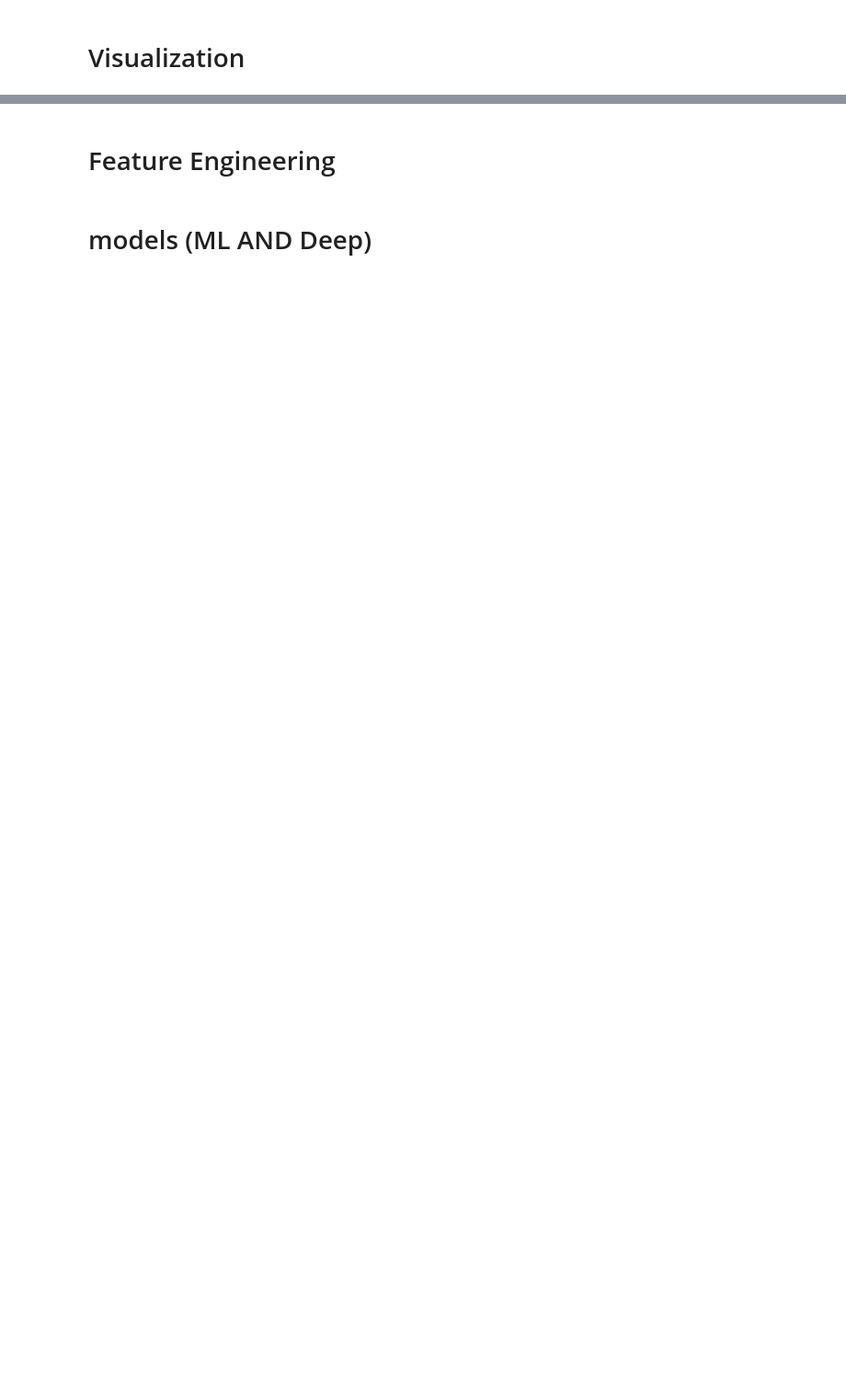
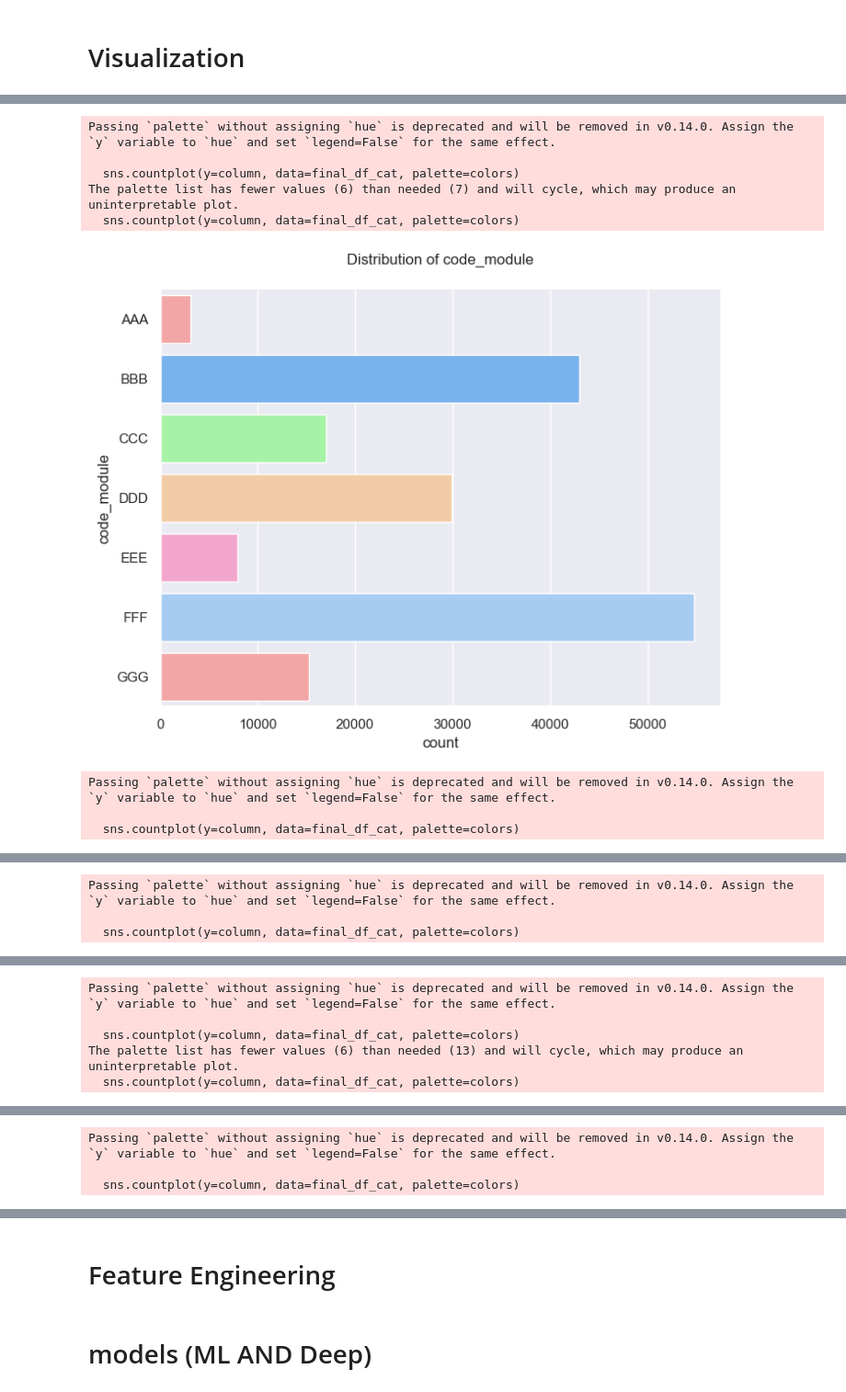
Before and after one commit to noora-ekramy/Open-University-Learning-Analytics-dataset-OULAD-, a Jupyter notebook: Oulad.ipynb, the cells around one changed output, grey strips where cells are left out. Shown at 92% size. Saved outputs shown, nothing was run; the diff lists cells and outputs as text; code cells hidden in the pictures; blank space fills up the shorter version.

```diff
--- a/Oulad.ipynb
+++ b/Oulad.ipynb
@@ -755,0 +787,23 @@ GGG         2013J                     1214   826   3822         87
+# %%
+sns.set_theme(style="darkgrid")
+colors = ['#FF9999', '#66B2FF', '#99FF99', '#FFCC99', '#FF99CC', '#99CCFF']
+object_columns = final_df_cat.select_dtypes(include=['object']).columns
+for column in object_columns:
+    try:
+        plt.figure(figsize=(8,6))
+        sns.countplot(y=column, data=final_df_cat, palette=colors)
+        plt.title(f'Distribution of {column}', pad=20)
+        plt.show()
+    except Exception as e:
+        print(f"Skipping plot for {column} due to error: {str(e)}")
+        continue
+# %% [output]
+Passing `palette` without assigning `hue` is deprecated and will be removed in v0.14.0. Assign the `y` variable to `hue` and set `legend=False` for the same effect.
+
+  sns.countplot(y=column, data=final_df_cat, palette=colors)
+The palette list has fewer values (6) than needed (7) and will cycle, which may produce an uninterpretable plot.
+  sns.countplot(y=column, data=final_df_cat, palette=colors)
+[figure, added]
+Passing `palette` without assigning `hue` is deprecated and will be removed in v0.14.0. Assign the `y` variable to `hue` and set `legend=False` for the same effect.
+
+  sns.countplot(y=column, data=final_df_cat, palette=colors)
@@ -755,0 +811,3 @@ GGG         2013J                     1214   826   3822         87
+Passing `palette` without assigning `hue` is deprecated and will be removed in v0.14.0. Assign the `y` variable to `hue` and set `legend=False` for the same effect.
+
+  sns.countplot(y=column, data=final_df_cat, palette=colors)
@@ -755,0 +815,5 @@ GGG         2013J                     1214   826   3822         87
+Passing `palette` without assigning `hue` is deprecated and will be removed in v0.14.0. Assign the `y` variable to `hue` and set `legend=False` for the same effect.
+
+  sns.countplot(y=column, data=final_df_cat, palette=colors)
+The palette list has fewer values (6) than needed (13) and will cycle, which may produce an uninterpretable plot.
+  sns.countplot(y=column, data=final_df_cat, palette=colors)
@@ -755,0 +821,3 @@ GGG         2013J                     1214   826   3822         87
+Passing `palette` without assigning `hue` is deprecated and will be removed in v0.14.0. Assign the `y` variable to `hue` and set `legend=False` for the same effect.
+
+  sns.countplot(y=column, data=final_df_cat, palette=colors)
```
Also changed, not shown: parts of 10 cells of this notebook.
